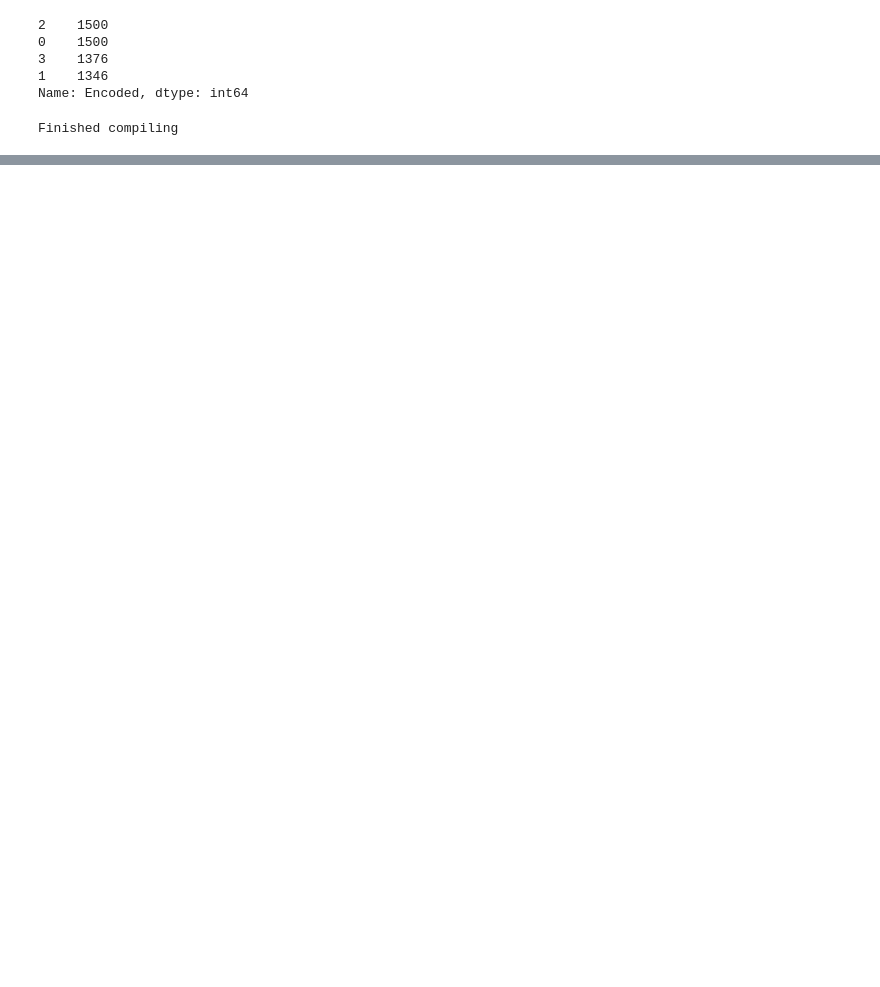
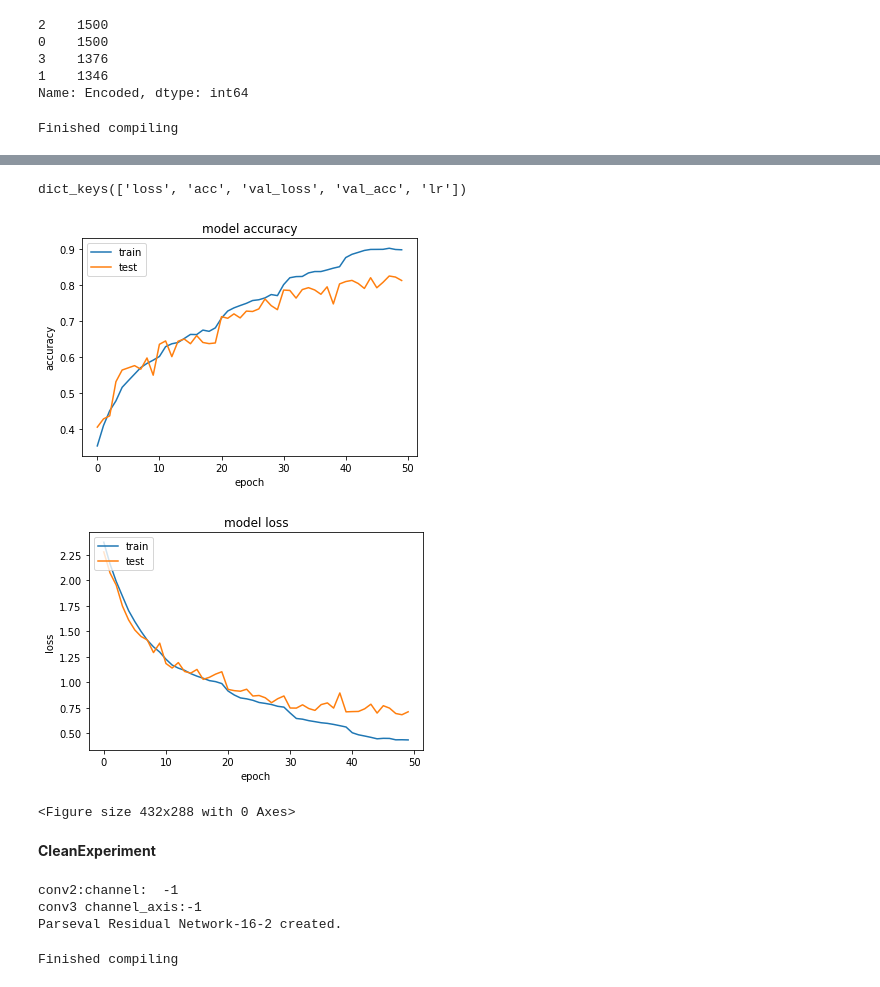
Before and after one commit to sefeoglu/adversarial_examples_parseval_net, a Jupyter notebook: src/notebooks/ResNet_Tensorflow_keras.ipynb, the cells around one changed output, grey strips where cells are left out. Cells and saved outputs as stored; diff of their text form; code cells hidden in the pictures; blank space fills up the shorter version.

Commit message:
experiment_with_e_40

```diff
--- a/src/notebooks/ResNet_Tensorflow_keras.ipynb
+++ b/src/notebooks/ResNet_Tensorflow_keras.ipynb
@@ -431,0 +507,21 @@ wrn_16_2.evaluate(X_train,y_train)
+# %%
+def lr_sch_train(epoch):
+    if epoch < 10:
+        return 0.1
+    elif epoch <20:
+        return 0.1/2.0
+    elif epoch < 30:
+        return 0.1/2.0**2
+    elif epoch < 40:
+        return 0.1/2.0**3
+    else:
+        return 0.1/2.0**4
+
+# Learning rate scheduler callback
+lr_scheduler_train = LearningRateScheduler(lr_sch_train)
+# %%
+
+hist = wrn_16_2_adv.fit_generator(generator.flow(X_train_adv, y_train_adv, batch_size=BS_adv), steps_per_epoch=len(X_train_adv) // BS_adv, epochs=EPOCHS_adv,
+                   callbacks=[lr_scheduler_train],
+                   validation_data=(X_test_adv, y_test_adv),
+                   validation_steps=X_test_adv.shape[0] // BS_adv,)
@@ -431,0 +548,41 @@ wrn_16_2.evaluate(X_train,y_train)
+# %%
+import matplotlib.pyplot as plt
+
+history = hist
+print(history.history.keys())
+# summarize history for accuracy
+plt.plot(history.history['acc'])
+plt.plot(history.history['val_acc'])
+plt.title('model accuracy')
+plt.ylabel('accuracy')
+plt.xlabel('epoch')
+plt.legend(['train', 'test'], loc='upper left')
+plt.show()
+plt.savefig("wrn_tensor.png")
+# summarize history for loss
+plt.plot(history.history['loss'])
+plt.plot(history.history['val_loss'])
+plt.title('model loss')
+plt.ylabel('loss')
+plt.xlabel('epoch')
+plt.legend(['train', 'test'], loc='upper left')
+plt.show()
+plt.savefig("deneme.png")
+# %% [output]
+dict_keys(['loss', 'acc', 'val_loss', 'val_acc', 'lr'])
+[figure, added]
+[figure, added]
+<Figure size 432x288 with 0 Axes>
+# %% [markdown]
+**CleanExperiment**
+# %%
+wrn_16_2_clean = create_wide_residual_network(init, nb_classes=4, N=2, k=2, dropout=0.3)
+# %% [output]
+conv2:channel:  -1
+conv3 channel_axis:-1
+Parseval Residual Network-16-2 created.
+# %%
+wrn_16_2_clean.compile(loss="categorical_crossentropy", optimizer=sgd, metrics=["acc"])
+print("Finished compiling")
+# %% [output]
+Finished compiling
```
Also changed, not shown: parts of 40 cells of this notebook.
